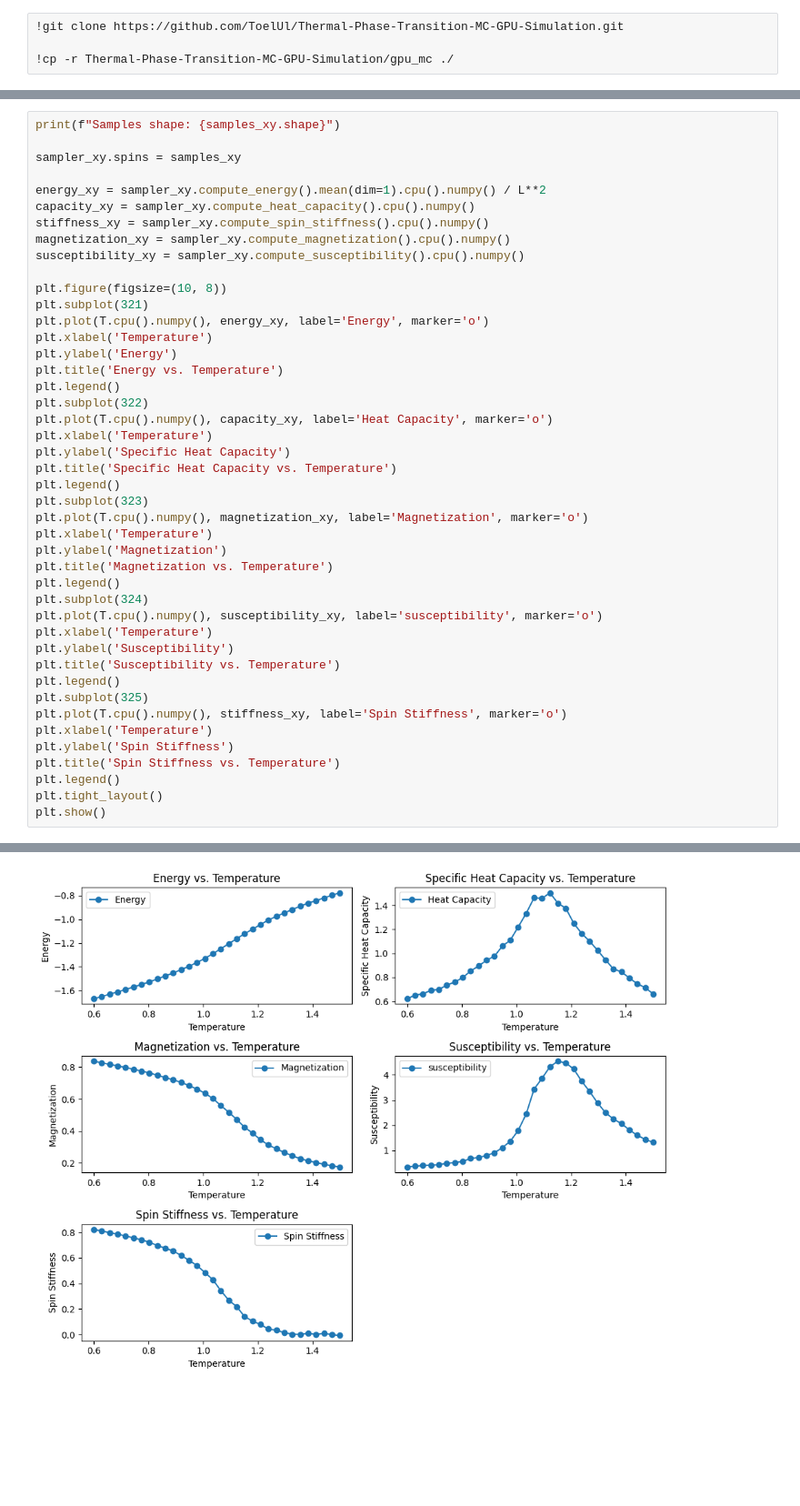
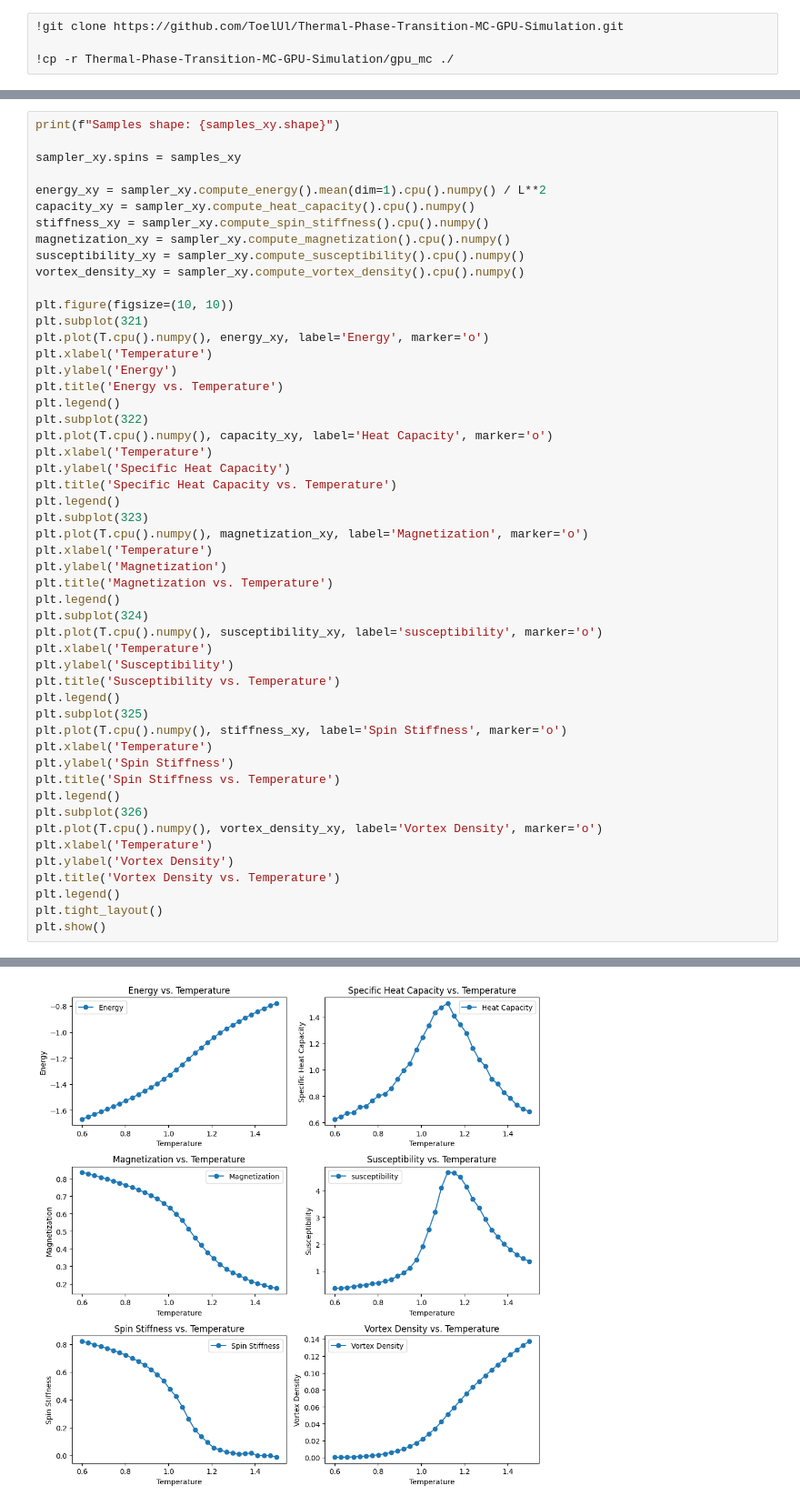
Before and after one commit to ToelUl/Thermal-Phase-Transition-MC-GPU-Simulation, a Jupyter notebook: XY_model.ipynb, the cells around one changed output, grey strips where cells are left out. Shown: that part at 91% size. Drawn from its saved outputs; the diff is of its cells as text; blank space fills up the shorter version.

Commit message:
add compute vortex density for xy model

```diff
--- a/XY_model.ipynb
+++ b/XY_model.ipynb
@@ -47,8 +49,9 @@ capacity_xy = sampler_xy.compute_heat_capacity().cpu().numpy()
 stiffness_xy = sampler_xy.compute_spin_stiffness().cpu().numpy()
 magnetization_xy = sampler_xy.compute_magnetization().cpu().numpy()
 susceptibility_xy = sampler_xy.compute_susceptibility().cpu().numpy()
+vortex_density_xy = sampler_xy.compute_vortex_density().cpu().numpy()
 
-plt.figure(figsize=(10, 8))
+plt.figure(figsize=(10, 10))
 plt.subplot(321)
 plt.plot(T.cpu().numpy(), energy_xy, label='Energy', marker='o')
 plt.xlabel('Temperature')
@@ -56,31 +59,37 @@ plt.ylabel('Energy')
 plt.title('Energy vs. Temperature')
 plt.legend()
 plt.subplot(322)
 plt.plot(T.cpu().numpy(), capacity_xy, label='Heat Capacity', marker='o')
 plt.xlabel('Temperature')
 plt.ylabel('Specific Heat Capacity')
 plt.title('Specific Heat Capacity vs. Temperature')
 plt.legend()
 plt.subplot(323)
 plt.plot(T.cpu().numpy(), magnetization_xy, label='Magnetization', marker='o')
 plt.xlabel('Temperature')
 plt.ylabel('Magnetization')
 plt.title('Magnetization vs. Temperature')
 plt.legend()
 plt.subplot(324)
 plt.plot(T.cpu().numpy(), susceptibility_xy, label='susceptibility', marker='o')
 plt.xlabel('Temperature')
 plt.ylabel('Susceptibility')
 plt.title('Susceptibility vs. Temperature')
 plt.legend()
 plt.subplot(325)
 plt.plot(T.cpu().numpy(), stiffness_xy, label='Spin Stiffness', marker='o')
 plt.xlabel('Temperature')
 plt.ylabel('Spin Stiffness')
 plt.title('Spin Stiffness vs. Temperature')
 plt.legend()
+plt.subplot(326)
+plt.plot(T.cpu().numpy(), vortex_density_xy, label='Vortex Density', marker='o')
+plt.xlabel('Temperature')
+plt.ylabel('Vortex Density')
+plt.title('Vortex Density vs. Temperature')
+plt.legend()
 plt.tight_layout()
 plt.show()
 # %% [output]
 Samples shape: torch.Size([32, 9000, 16, 16])
-[figure, old version]
+[figure, new version]
```
Also changed, not shown: parts of 2 cells of this notebook, 4 other files.
